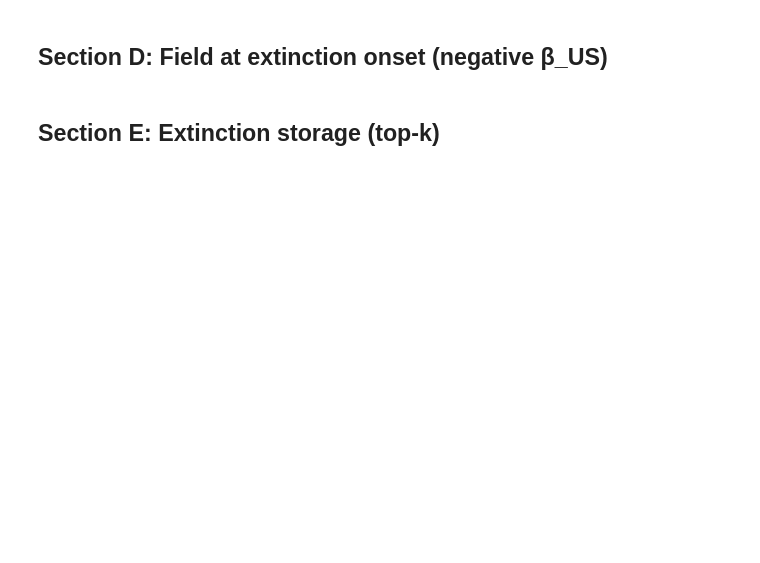
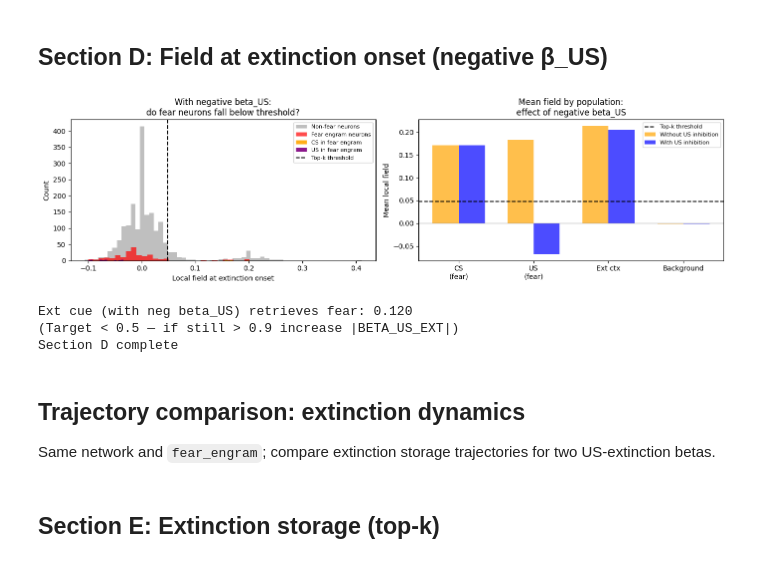
Before and after one commit to armaanfallahi/engram-hopfield, a Jupyter notebook: notebooks/04_fear_extinction.ipynb, the cells around one changed output. Cells and saved outputs as stored; diff of their text form; code cells hidden in the pictures; blank space fills up the shorter version.

```diff
--- a/notebooks/04_fear_extinction.ipynb
+++ b/notebooks/04_fear_extinction.ipynb
@@ -31,10 +31,11 @@ CS_US_CORRELATION = 0.0
 # Component-specific beta values
 # Positive = excitatory drive toward engram
 # Negative = inhibitory suppression during extinction
-BETA_CS = 0.20  # CS drive -- same in fear and extinction
-BETA_CTX = 0.20  # Context drive -- same magnitude, different vector in fear vs extinction
-BETA_US_FEAR = 0.20  # US drive during fear conditioning
-BETA_US_EXT = -0.20  # US suppression during extinction (negative = active inhibition of US-predictive neurons)
+BETA_CS_FEAR = 0.30  # stronger CS drive during fear storage — more CS neurons in fear engram
+BETA_CS_EXT = 0.15  # weaker CS drive during extinction — avoids CS dominating ext engram
+BETA_CTX = 0.25  # slightly increased context drive
+BETA_US_FEAR = 0.20
+BETA_US_EXT = -0.05  # placeholder; Section G sets from sweep (BETA_US_EXT_CHOSEN)
 
 SIGMA_THETA = 0.01
 MAX_STEPS_STORAGE = 20
@@ -100,7 +103,7 @@ print(
 )
 
 fear_components = {
-    "cs": (cs_vec, BETA_CS),
+    "cs": (cs_vec, BETA_CS_FEAR),
     "us": (us_vec, BETA_US_FEAR),
     "ctx": (ctx_fear_vec, BETA_CTX),
 }
@@ -211,7 +260,7 @@ print("Section G complete")
 # --- Section B: extinction components and combined fields ---
 
 ext_components = {
-    "cs": (cs_vec, BETA_CS),
+    "cs": (cs_vec, BETA_CS_EXT),
     "us": (us_vec, BETA_US_EXT),
     "ctx": (ctx_ext_vec, BETA_CTX),
 }
@@ -371,7 +456,7 @@ ax.legend(fontsize=8)
 
 h_without_inhibit = net.W @ ext_init_state + compute_ext_field(
     {
-        "cs": (cs_vec, BETA_CS),
+        "cs": (cs_vec, BETA_CS_EXT),
         "us": (us_vec, BETA_US_FEAR),
         "ctx": (ctx_ext_vec, BETA_CTX),
     }
@@ -390,30 +475,39 @@ means_without = [float(np.mean(h_without_inhibit[m])) if m.any() else float("nan
 x = np.arange(len(populations))
 w = 0.35
 axes[1].bar(x - w / 2, means_without, w, color="orange", alpha=0.7, label="Without US inhibition")
 axes[1].bar(x + w / 2, means_with, w, color="blue", alpha=0.7, label="With US inhibition")
 axes[1].axhline(np.sort(h_at_onset)[-K], color="black", linestyle="--", label="Top-k threshold")
 axes[1].axhline(0, color="gray", linestyle="-", alpha=0.3)
 axes[1].set_xticks(x)
 axes[1].set_xticklabels(populations)
 axes[1].set_ylabel("Mean local field")
 axes[1].set_title("Mean field by population:\neffect of negative beta_US")
 axes[1].legend(fontsize=8)
 
 plt.tight_layout()
 plt.savefig(FIGDIR / "04_field_distribution.png", dpi=150)
 plt.show()
 
 state_test = ext_init_state.copy()
 for step in range(MAX_STEPS_RETRIEVAL):
     h = net.W @ state_test + ext_ext_field + theta_ext
     idx = np.argpartition(h, -K)[-K:]
     ns = np.zeros(N)
     ns[idx] = 1.0
     if np.array_equal(ns, state_test):
         break
     state_test = ns
 capture = pattern_overlap(state_test, fear_engram)
 print(f"Ext cue (with neg beta_US) retrieves fear: {capture:.3f}")
 print("(Target < 0.5 — if still > 0.9 increase |BETA_US_EXT|)")
 
 print("Section D complete")
+# %% [output]
+[figure, added]
+Ext cue (with neg beta_US) retrieves fear: 0.120
+(Target < 0.5 — if still > 0.9 increase |BETA_US_EXT|)
+Section D complete
+# %% [markdown]
+## Trajectory comparison: extinction dynamics
+
+Same network and `fear_engram`; compare extinction storage trajectories for two US-extinction betas.
```
Also changed, not shown: parts of 12 cells of this notebook, 4 other files.
